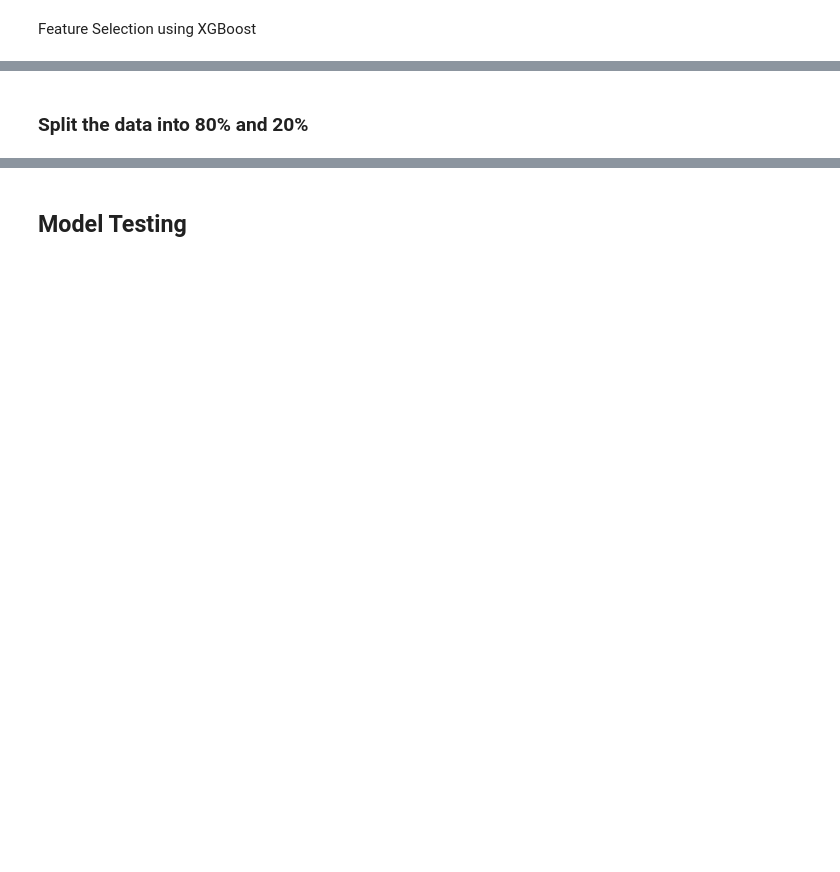
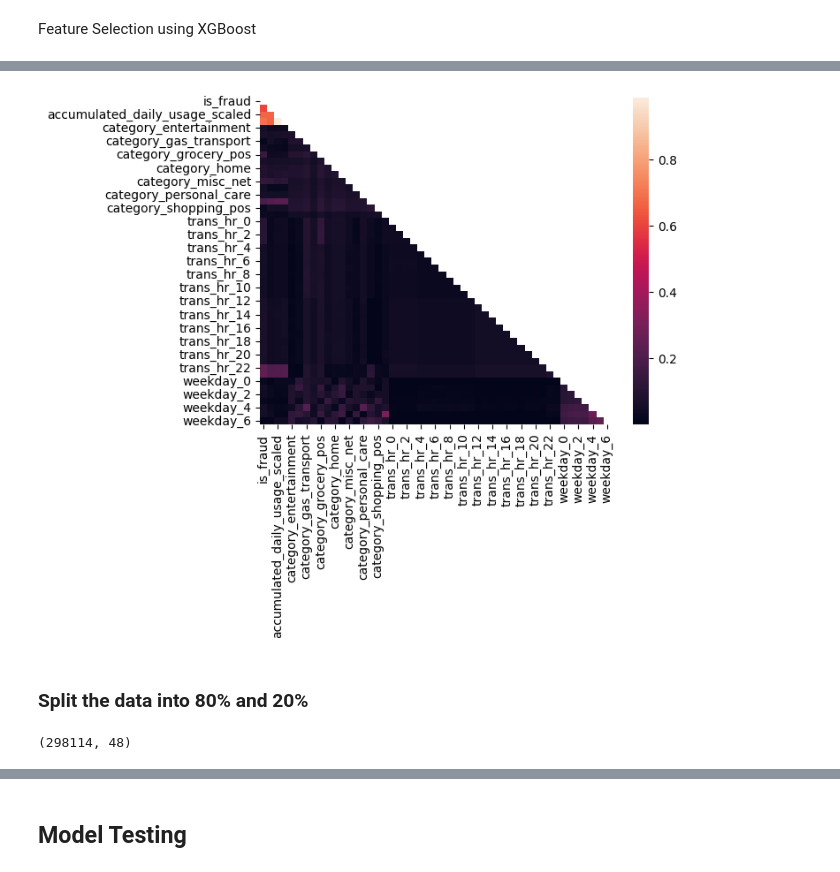
Before and after one commit to nagurao/sharing, a Jupyter notebook: FinalProject-Group4.ipynb, the cells around one changed output, grey strips where cells are left out. Cells and saved outputs as stored; diff of their text form; code cells hidden in the pictures; blank space fills up the shorter version.

```diff
--- a/FinalProject-Group4.ipynb
+++ b/FinalProject-Group4.ipynb
@@ -1316,3 +1488,13 @@ plt.show()
+# %%
+#Corelation Matrix of the selected features.
+#We will explore further on the corelation
+corr_df = final_df.corr().abs()
+mask=np.triu(np.ones_like(corr_df,dtype=bool))
+triu_df = corr_df.mask(mask)
+sns.heatmap(triu_df,mask=mask)
+plt.show()
+# %% [output]
+[figure, added]
 # %% [markdown]
 <h3>Split the data into 80% and 20%</h3>
 # %%
@@ -1319,4 +1504,8 @@ plt.show()
 X_train, X_test, y_train, y_test = train_test_split(X, y, test_size=0.2, random_state=15,stratify=y)
+# %%
+X_train.shape
+# %% [output]
+(298114, 48)
 # %%
 from sklearn.feature_selection import VarianceThreshold
 
```
Also changed, not shown: parts of 39 cells of this notebook.
